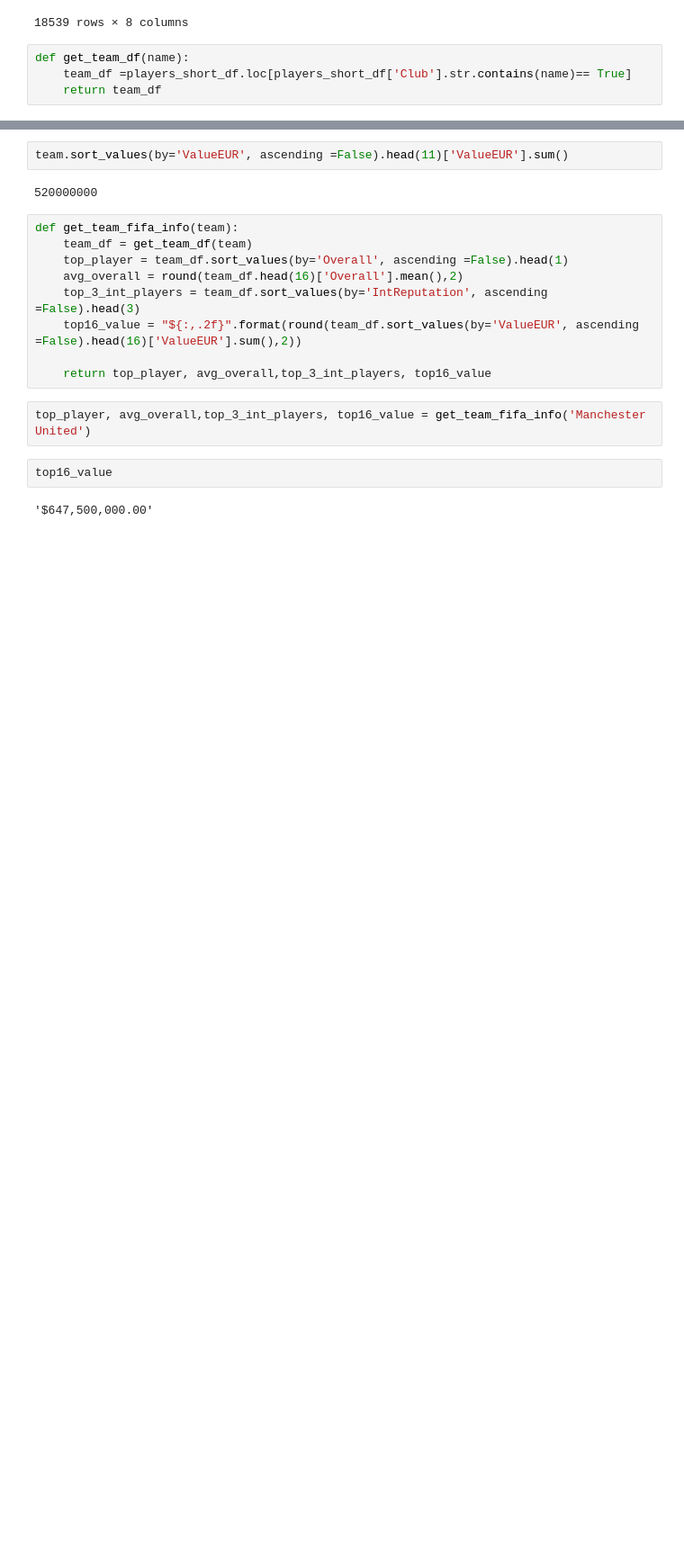
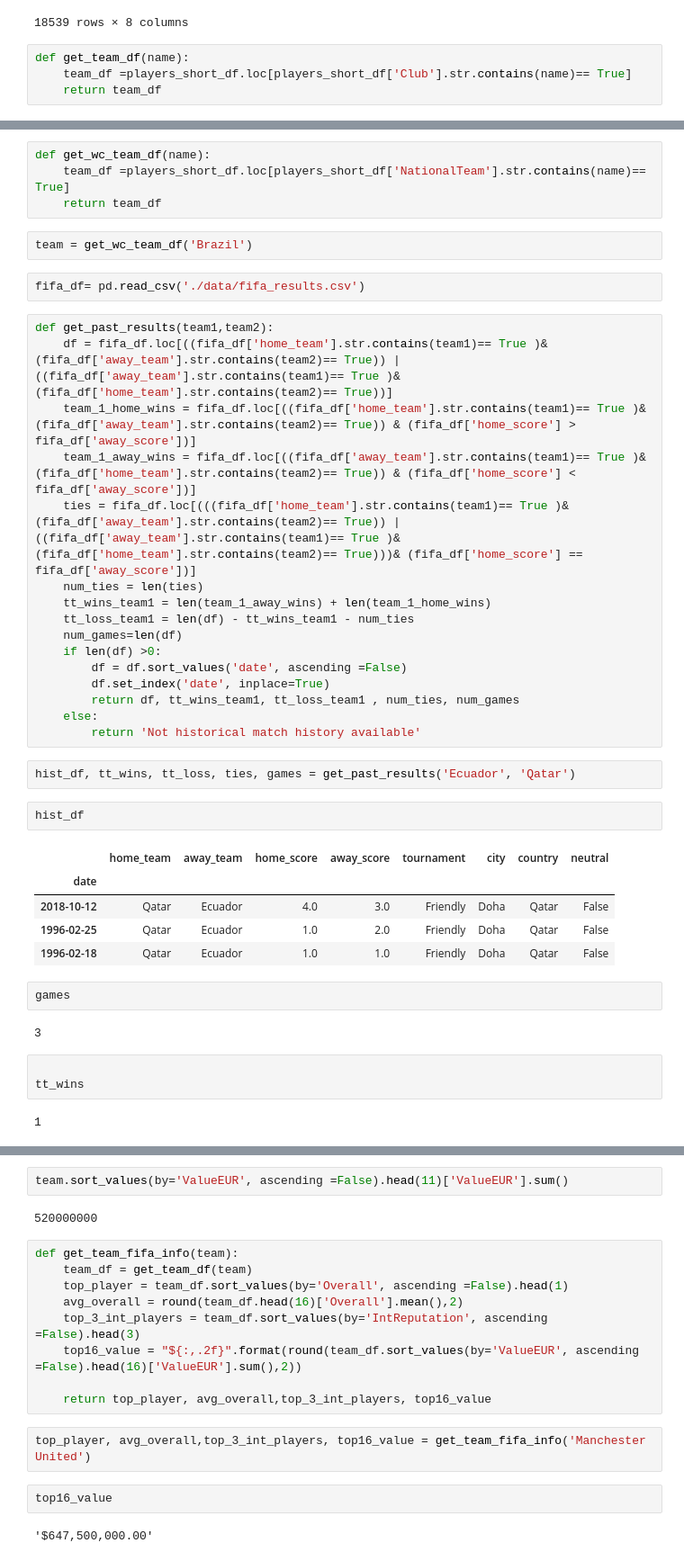
Before and after one commit to dredelander/SoccerOddsProject, a Jupyter notebook: notebook.ipynb, the cells around one changed output, grey strips where cells are left out. Shown: that part at 90% size. Drawn from its saved outputs; the diff is of its cells as text; blank space fills up the shorter version.

Commit message:
wc history

```diff
--- a/notebook.ipynb
+++ b/notebook.ipynb
@@ -37,0 +39,43 @@ team = get_team_df('Manchester United')
+# %%
+def get_wc_team_df(name):
+    team_df =players_short_df.loc[players_short_df['NationalTeam'].str.contains(name)== True]
+    return team_df
+# %%
+team = get_wc_team_df('Brazil')
+# %%
+fifa_df= pd.read_csv('./data/fifa_results.csv')
+# %%
+def get_past_results(team1,team2):
+    df = fifa_df.loc[((fifa_df['home_team'].str.contains(team1)== True )& (fifa_df['away_team'].str.contains(team2)== True)) | ((fifa_df['away_team'].str.contains(team1)== True )& (fifa_df['home_team'].str.contains(team2)== True))]
+    team_1_home_wins = fifa_df.loc[((fifa_df['home_team'].str.contains(team1)== True )& (fifa_df['away_team'].str.contains(team2)== True)) & (fifa_df['home_score'] > fifa_df['away_score'])]
+    team_1_away_wins = fifa_df.loc[((fifa_df['away_team'].str.contains(team1)== True )& (fifa_df['home_team'].str.contains(team2)== True)) & (fifa_df['home_score'] < fifa_df['away_score'])]
+    ties = fifa_df.loc[(((fifa_df['home_team'].str.contains(team1)== True )& (fifa_df['away_team'].str.contains(team2)== True)) | ((fifa_df['away_team'].str.contains(team1)== True )& (fifa_df['home_team'].str.contains(team2)== True)))& (fifa_df['home_score'] == fifa_df['away_score'])]
+    num_ties = len(ties)
+    tt_wins_team1 = len(team_1_away_wins) + len(team_1_home_wins)
+    tt_loss_team1 = len(df) - tt_wins_team1 - num_ties
+    num_games=len(df)
+    if len(df) >0:
+        df = df.sort_values('date', ascending =False)
+        df.set_index('date', inplace=True)
+        return df, tt_wins_team1, tt_loss_team1 , num_ties, num_games
+    else:
+        return 'Not historical match history available'
+# %%
+hist_df, tt_wins, tt_loss, ties, games = get_past_results('Ecuador', 'Qatar')
+# %%
+hist_df
+# %% [output]
+|  | home_team | away_team | home_score | away_score | tournament | city | country | neutral |
+| date |  |  |  |  |  |  |  |  |
+| 2018-10-12 | Qatar | Ecuador | 4.0 | 3.0 | Friendly | Doha | Qatar | False |
+| 1996-02-25 | Qatar | Ecuador | 1.0 | 2.0 | Friendly | Doha | Qatar | False |
+| 1996-02-18 | Qatar | Ecuador | 1.0 | 1.0 | Friendly | Doha | Qatar | False |
+# %%
+games
+# %% [output]
+3
+# %%
+
+tt_wins
+# %% [output]
+1
```
Also changed, not shown: parts of 13 cells of this notebook, 4 other files.
